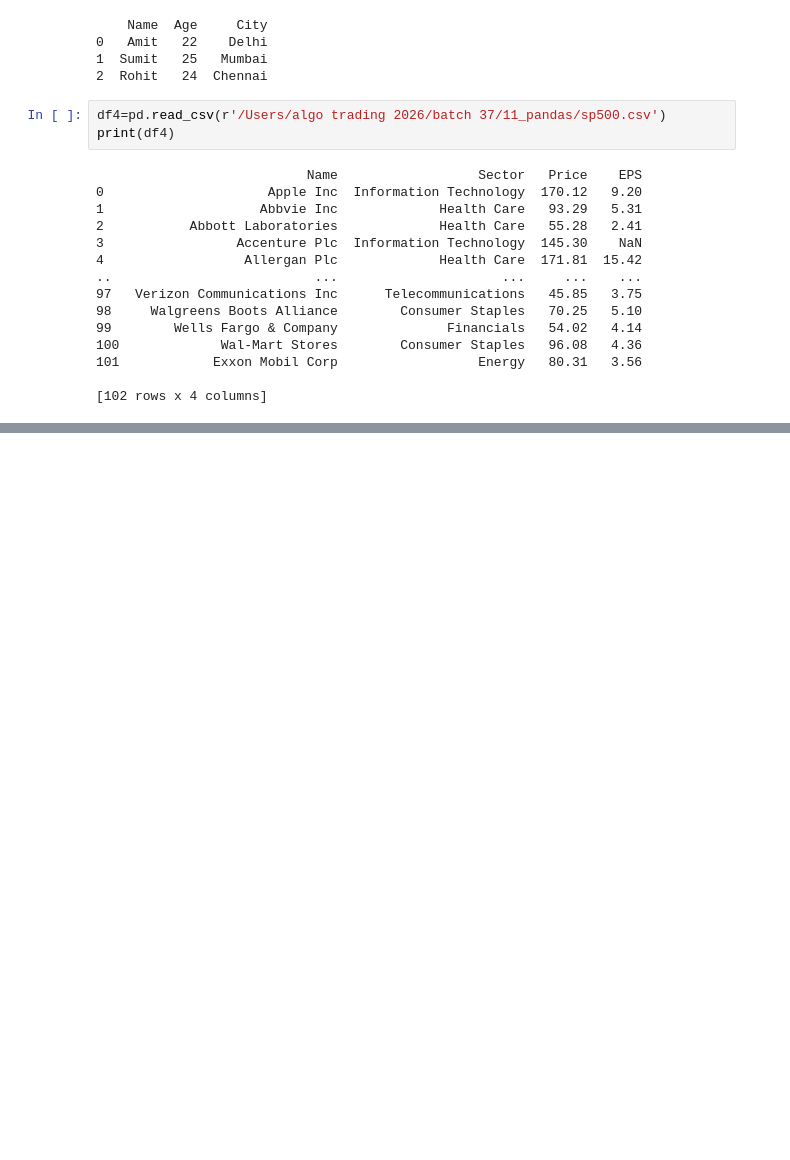
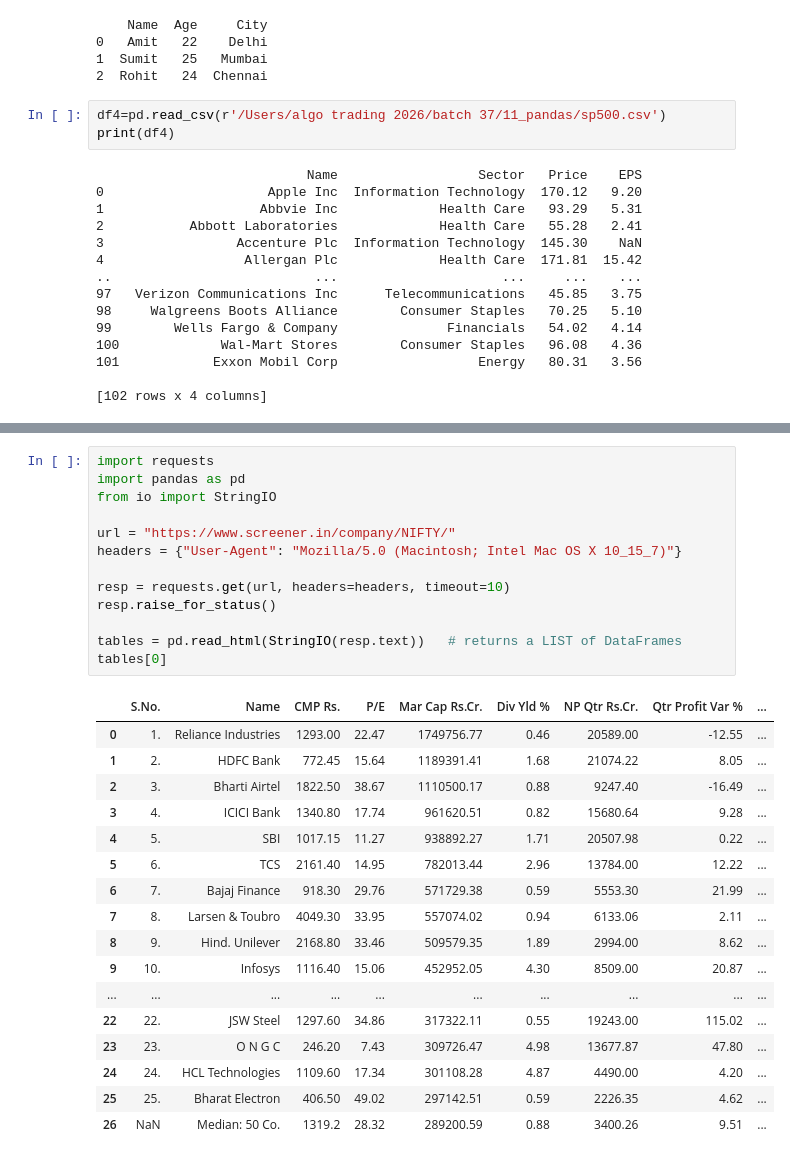
Before and after one commit to sunilsala88/batch-37, a Jupyter notebook: 11_pandas/pandas1.ipynb, the cells around one changed output, grey strips where cells are left out. Drawn from its saved outputs; the diff is of its cells as text; blank space fills up the shorter version.

```diff
--- a/11_pandas/pandas1.ipynb
+++ b/11_pandas/pandas1.ipynb
@@ -71 +112,32 @@ print(df4)
+# %%
+import requests
+import pandas as pd
+from io import StringIO
+
+url = "https://www.screener.in/company/NIFTY/"
+headers = {"User-Agent": "Mozilla/5.0 (Macintosh; Intel Mac OS X 10_15_7)"}
+
+resp = requests.get(url, headers=headers, timeout=10)
+resp.raise_for_status()
+
+tables = pd.read_html(StringIO(resp.text))   # returns a LIST of DataFrames
+tables[0]
+# %% [output]
+|  | S.No. | Name | CMP Rs. | P/E | Mar Cap Rs.Cr. | Div Yld % | NP Qtr Rs.Cr. | Qtr Profit Var % | ... |
+| 0 | 1. | Reliance Industries | 1293.00 | 22.47 | 1749756.77 | 0.46 | 20589.00 | -12.55 | ... |
+| 1 | 2. | HDFC Bank | 772.45 | 15.64 | 1189391.41 | 1.68 | 21074.22 | 8.05 | ... |
+| 2 | 3. | Bharti Airtel | 1822.50 | 38.67 | 1110500.17 | 0.88 | 9247.40 | -16.49 | ... |
+| 3 | 4. | ICICI Bank | 1340.80 | 17.74 | 961620.51 | 0.82 | 15680.64 | 9.28 | ... |
+| 4 | 5. | SBI | 1017.15 | 11.27 | 938892.27 | 1.71 | 20507.98 | 0.22 | ... |
+| 5 | 6. | TCS | 2161.40 | 14.95 | 782013.44 | 2.96 | 13784.00 | 12.22 | ... |
+| 6 | 7. | Bajaj Finance | 918.30 | 29.76 | 571729.38 | 0.59 | 5553.30 | 21.99 | ... |
+| 7 | 8. | Larsen & Toubro | 4049.30 | 33.95 | 557074.02 | 0.94 | 6133.06 | 2.11 | ... |
+| 8 | 9. | Hind. Unilever | 2168.80 | 33.46 | 509579.35 | 1.89 | 2994.00 | 8.62 | ... |
+| 9 | 10. | Infosys | 1116.40 | 15.06 | 452952.05 | 4.30 | 8509.00 | 20.87 | ... |
+| ... | ... | ... | ... | ... | ... | ... | ... | ... | ... |
+| 22 | 22. | JSW Steel | 1297.60 | 34.86 | 317322.11 | 0.55 | 19243.00 | 115.02 | ... |
+| 23 | 23. | O N G C | 246.20 | 7.43 | 309726.47 | 4.98 | 13677.87 | 47.80 | ... |
+| 24 | 24. | HCL Technologies | 1109.60 | 17.34 | 301108.28 | 4.87 | 4490.00 | 4.20 | ... |
+| 25 | 25. | Bharat Electron | 406.50 | 49.02 | 297142.51 | 0.59 | 2226.35 | 4.62 | ... |
+| 26 | NaN | Median: 50 Co. | 1319.2 | 28.32 | 289200.59 | 0.88 | 3400.26 | 9.51 | ... |
 # %%
```
Also changed, not shown: parts of 10 cells of this notebook, 2 other files.
